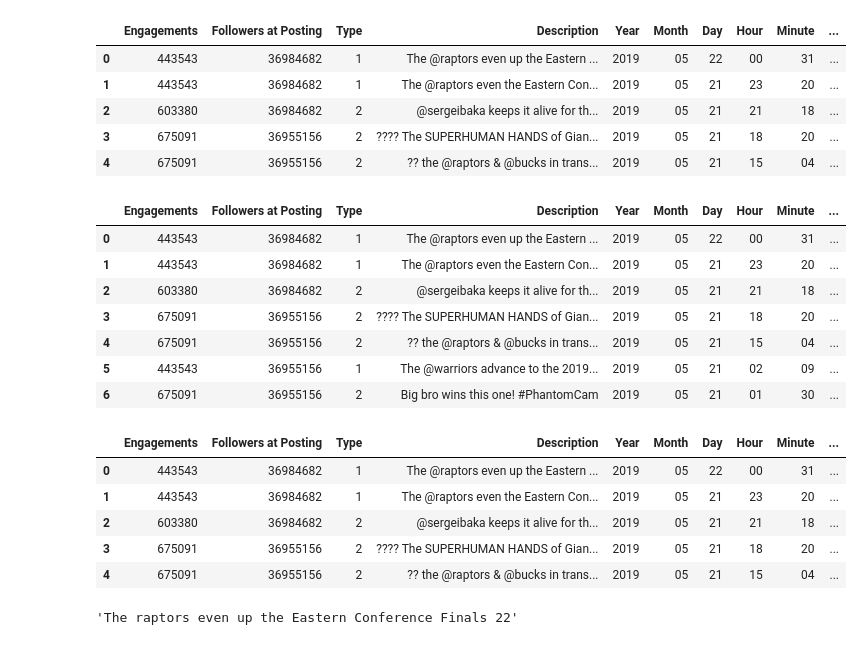
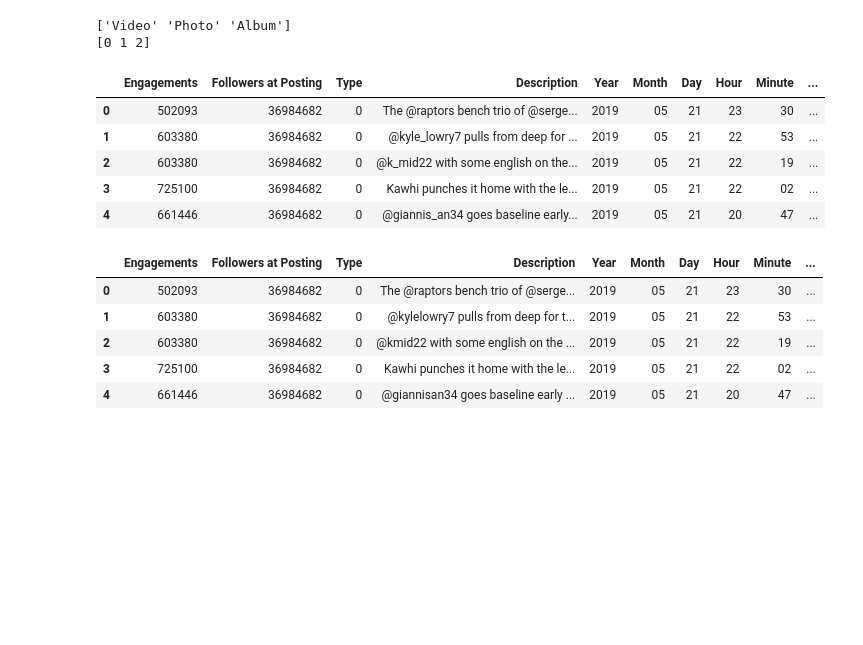
Before and after one commit to beirern/NBA-Instagram-Engagements, a Jupyter notebook: Predicting_Engagements.ipynb, the cells around one changed output. Saved outputs shown, nothing was run; the diff lists cells and outputs as text; code cells hidden in the pictures; blank space fills up the shorter version.

```diff
--- a/Predicting_Engagements.ipynb
+++ b/Predicting_Engagements.ipynb
@@ -6,6 +11,6 @@ from sklearn.preprocessing import LabelEncoder
 # %%
 # Read in Data
-data = pd.read_csv('holdout_set.csv', encoding='cp1252')
+data = pd.read_csv('training_set.csv', encoding='cp1252')
 data.head()
 # %% [output]
 |  | Engagements | Followers at Posting | Created | Type | Description |
@@ -41,45 +46,37 @@ data.head(10)
 # %%
 # Label Encode Type Column
-label_encoder = LabelEncoder()
-data['Type'] = label_encoder.fit_transform(data['Type'])
+print(data['Type'].unique())
+data['Type'] = data['Type'].apply(lambda type: 0 if type == 'Video' else (1 if type == 'Photo' else 2))
+print(data['Type'].unique())
 
 data.head()
 # %% [output]
+['Video' 'Photo' 'Album']
+[0 1 2]
 |  | Engagements | Followers at Posting | Type | Description | Year | Month | Day | Hour | Minute | ... |
-| 0 | 443543 | 36984682 | 1 | The @raptors even up the Eastern ... | 2019 | 05 | 22 | 00 | 31 | ... |
-| 1 | 443543 | 36984682 | 1 | The @raptors even the Eastern Con... | 2019 | 05 | 21 | 23 | 20 | ... |
-| 2 | 603380 | 36984682 | 2 | @sergeibaka keeps it alive for th... | 2019 | 05 | 21 | 21 | 18 | ... |
-| 3 | 675091 | 36955156 | 2 | ???? The SUPERHUMAN HANDS of Gian... | 2019 | 05 | 21 | 18 | 20 | ... |
-| 4 | 675091 | 36955156 | 2 | ?? the @raptors & @bucks in trans... | 2019 | 05 | 21 | 15 | 04 | ... |
+| 0 | 502093 | 36984682 | 0 | The @raptors bench trio of @serge... | 2019 | 05 | 21 | 23 | 30 | ... |
+| 1 | 603380 | 36984682 | 0 | @kyle_lowry7 pulls from deep for ... | 2019 | 05 | 21 | 22 | 53 | ... |
+| 2 | 603380 | 36984682 | 0 | @k_mid22 with some english on the... | 2019 | 05 | 21 | 22 | 19 | ... |
+| 3 | 725100 | 36984682 | 0 | Kawhi punches it home with the le... | 2019 | 05 | 21 | 22 | 02 | ... |
+| 4 | 661446 | 36984682 | 0 | @giannis_an34 goes baseline early... | 2019 | 05 | 21 | 20 | 47 | ... |
-# %%
-# Strip whitespace from Description before any other processing
-data['Description'] = data['Description'].apply(lambda desc: desc.strip())
-data.head(7)
-# %% [output]
-|  | Engagements | Followers at Posting | Type | Description | Year | Month | Day | Hour | Minute | ... |
-| 0 | 443543 | 36984682 | 1 | The @raptors even up the Eastern ... | 2019 | 05 | 22 | 00 | 31 | ... |
-| 1 | 443543 | 36984682 | 1 | The @raptors even the Eastern Con... | 2019 | 05 | 21 | 23 | 20 | ... |
-| 2 | 603380 | 36984682 | 2 | @sergeibaka keeps it alive for th... | 2019 | 05 | 21 | 21 | 18 | ... |
-| 3 | 675091 | 36955156 | 2 | ???? The SUPERHUMAN HANDS of Gian... | 2019 | 05 | 21 | 18 | 20 | ... |
-| 4 | 675091 | 36955156 | 2 | ?? the @raptors & @bucks in trans... | 2019 | 05 | 21 | 15 | 04 | ... |
-| 5 | 443543 | 36955156 | 1 | The @warriors advance to the 2019... | 2019 | 05 | 21 | 02 | 09 | ... |
-| 6 | 675091 | 36955156 | 2 | Big bro wins this one! #PhantomCam | 2019 | 05 | 21 | 01 | 30 | ... |
 # %%
+# Now we get to the desc!
+
+# Remove all punctuation other than @ and # because those are special for Instagram
 def remove_punctuation(text):
     if type(text) != str:
         return ''
-    return text.translate(str.maketrans('', '', string.punctuation))
+    punctuation = string.punctuation
+    punctuation = punctuation.replace('#', '')
+    punctuation = punctuation.replace('@', '')
+    return text.translate(str.maketrans('', '', punctuation))
 
-data['Description_Clean'] = data['Description'].apply(remove_punctuation)
+data['Description'] = data['Description'].apply(remove_punctuation)
 data.head()
 # %% [output]
 |  | Engagements | Followers at Posting | Type | Description | Year | Month | Day | Hour | Minute | ... |
-| 0 | 443543 | 36984682 | 1 | The @raptors even up the Eastern ... | 2019 | 05 | 22 | 00 | 31 | ... |
-| 1 | 443543 | 36984682 | 1 | The @raptors even the Eastern Con... | 2019 | 05 | 21 | 23 | 20 | ... |
-| 2 | 603380 | 36984682 | 2 | @sergeibaka keeps it alive for th... | 2019 | 05 | 21 | 21 | 18 | ... |
-| 3 | 675091 | 36955156 | 2 | ???? The SUPERHUMAN HANDS of Gian... | 2019 | 05 | 21 | 18 | 20 | ... |
-| 4 | 675091 | 36955156 | 2 | ?? the @raptors & @bucks in trans... | 2019 | 05 | 21 | 15 | 04 | ... |
+| 0 | 502093 | 36984682 | 0 | The @raptors bench trio of @serge... | 2019 | 05 | 21 | 23 | 30 | ... |
+| 1 | 603380 | 36984682 | 0 | @kylelowry7 pulls from deep for t... | 2019 | 05 | 21 | 22 | 53 | ... |
+| 2 | 603380 | 36984682 | 0 | @kmid22 with some english on the ... | 2019 | 05 | 21 | 22 | 19 | ... |
+| 3 | 725100 | 36984682 | 0 | Kawhi punches it home with the le... | 2019 | 05 | 21 | 22 | 02 | ... |
+| 4 | 661446 | 36984682 | 0 | @giannisan34 goes baseline early ... | 2019 | 05 | 21 | 20 | 47 | ... |
-# %%
-data['Description_Clean'][0]
-# %% [output]
-'The raptors even up the Eastern Conference Finals 22'
```
Also changed, not shown: parts of 25 cells of this notebook, 1 other file.
